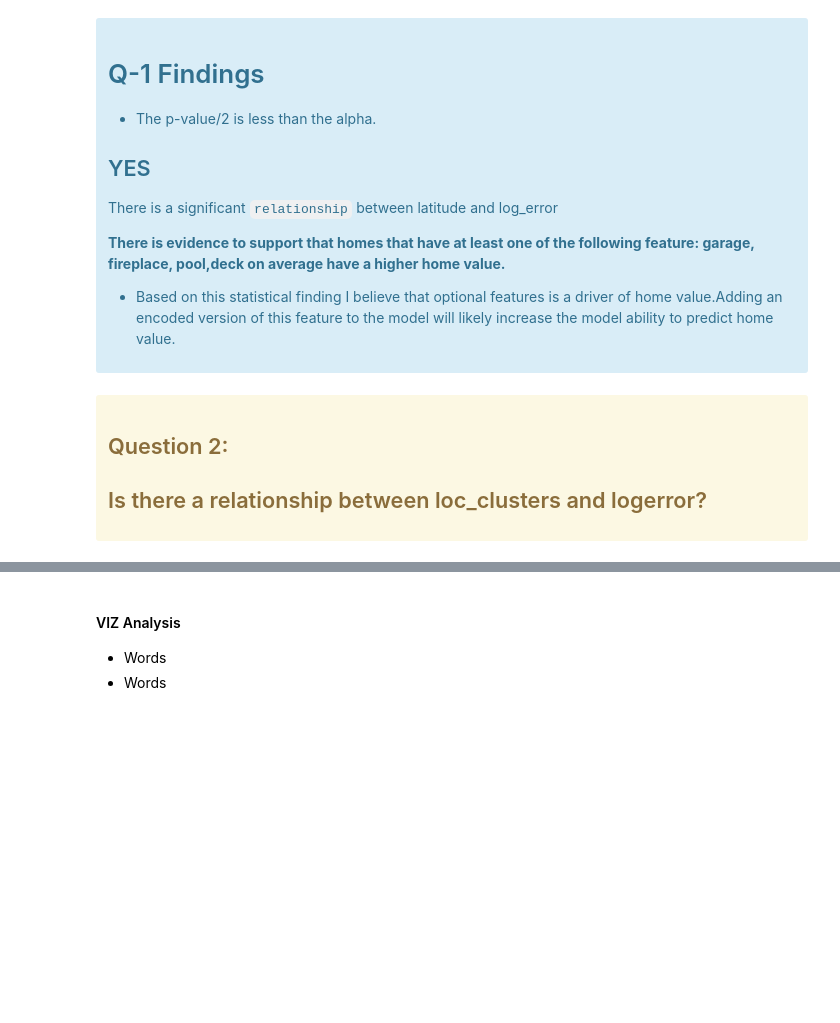
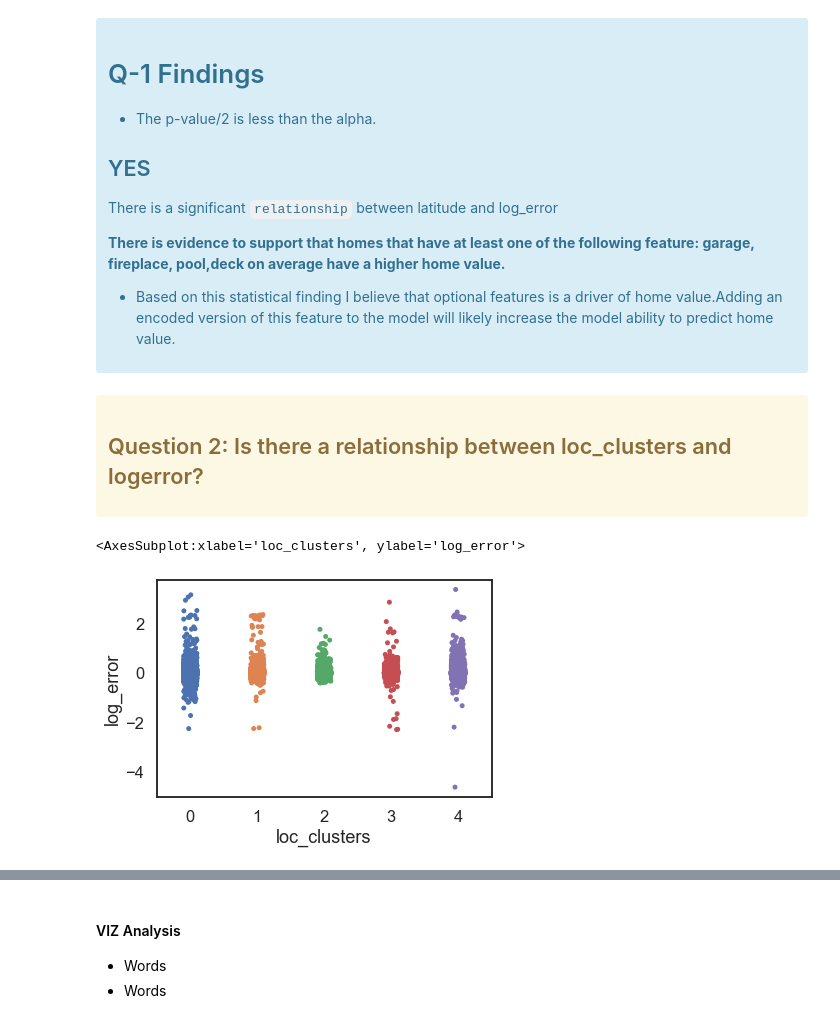
Before and after one commit to Codeup-Justin-Evans-Yvette-Ibarra/project_zillow_team, a Jupyter notebook: Final_Report_Zillow_Team_Project.ipynb, the cells around one changed output, grey strips where cells are left out. Saved outputs shown, nothing was run; the diff lists cells and outputs as text; code cells hidden in the pictures; blank space fills up the shorter version.

```diff
--- a/Final_Report_Zillow_Team_Project.ipynb
+++ b/Final_Report_Zillow_Team_Project.ipynb
@@ -315,9 +314,12 @@
 # %% [markdown]
 <div class="alert alert-warning">
 
-
-## Question 2:
-## Is there a relationship between loc_clusters and logerror?
+## Question 2: Is there a relationship between loc_clusters and logerror?
+# %%
+sns.stripplot(x=train.loc_clusters, y= train.log_error, jitter=True)
+# %% [output]
+<AxesSubplot:xlabel='loc_clusters', ylabel='log_error'>
+[figure, added]
 # %%
 e.Q2_viz_1(train)
 # %% [output]
```
Also changed, not shown: parts of 36 cells of this notebook.
